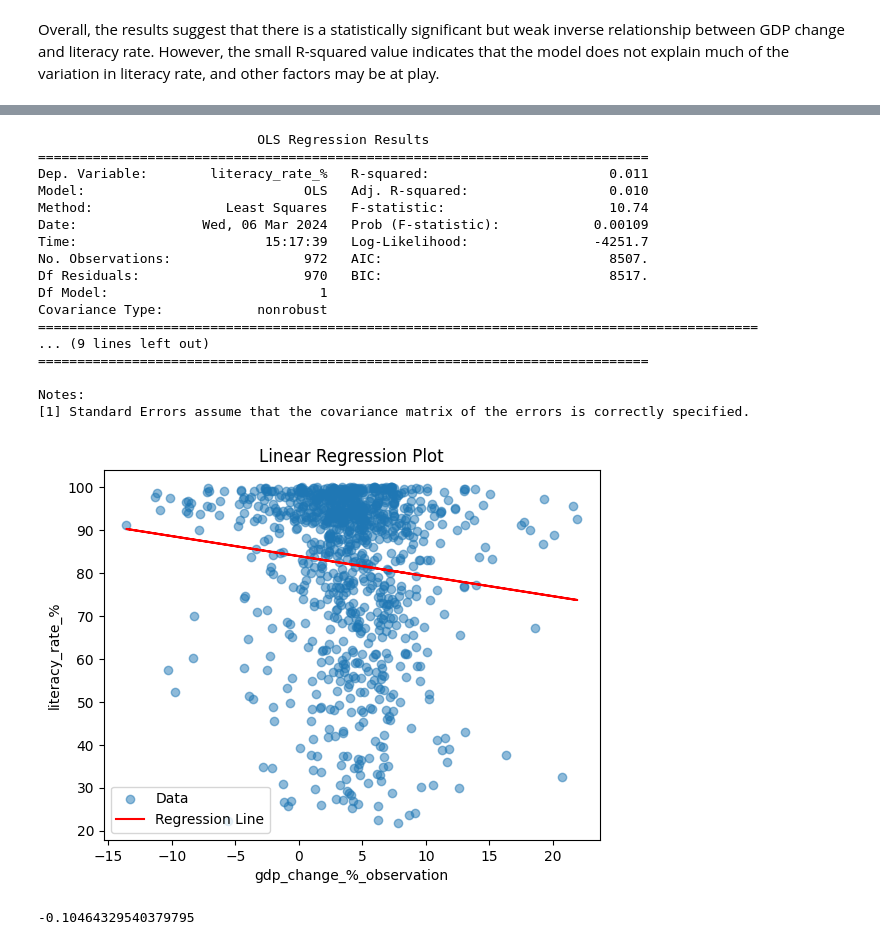
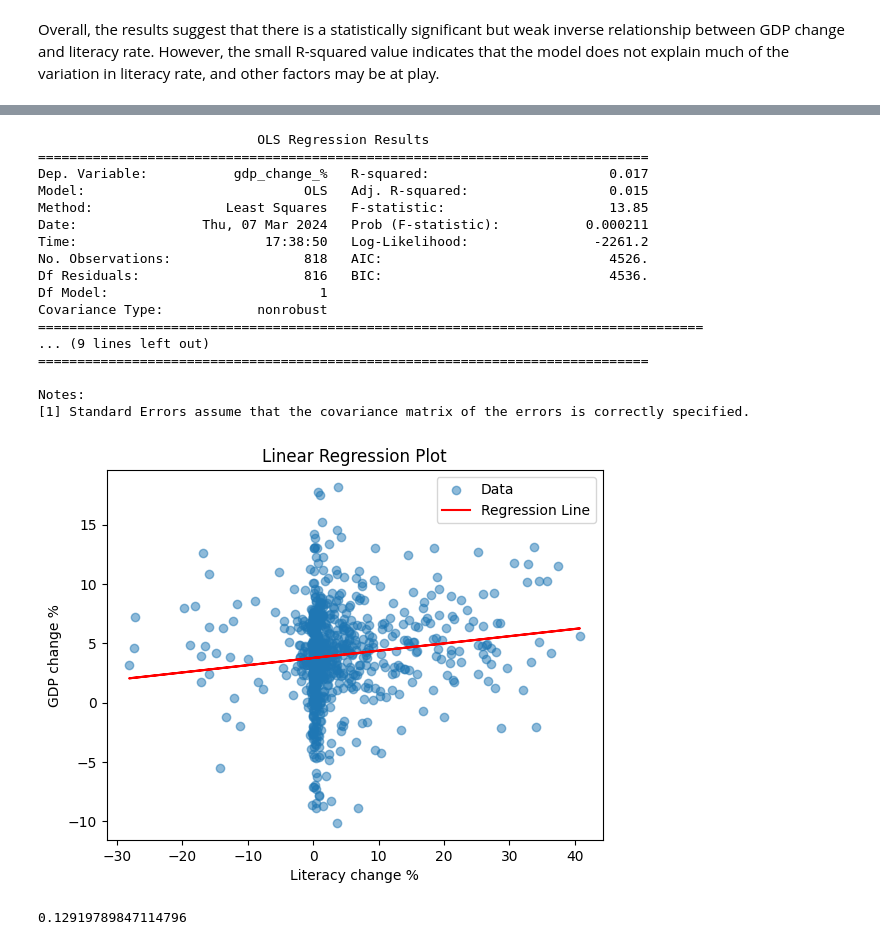
Before and after one commit to Gv1as/Project_1, a Jupyter notebook: Notebooks/Gdp_literacy.ipynb, the cells around one changed output, grey strips where cells are left out. Cells and saved outputs as stored; diff of their text form; code cells hidden in the pictures.

```diff
--- a/Notebooks/Gdp_literacy.ipynb
+++ b/Notebooks/Gdp_literacy.ipynb
@@ -27,5 +26,8 @@ df_lit = df_lit.drop(columns=['Code'] , errors='ignore')
 df_lit.rename(columns={'Entity': 'country', 'Year' : 'year', 'Literacy rate, adult total (% of people ages 15 and above)' : 'literacy_rate_%'}, inplace=True)
 # %%
+# Merging literacy and unemployment data sets on country and year.
+
 merged_df = pd.merge(df_gdp_rate, df_lit, on=['country', 'year'], how='inner')
+merged_df.set_index('country', inplace=True)
 merged_df.head(10)
 # %% [output]
@@ -48,9 +55,11 @@ print(correlation)
 # %%
+# A more advanced check also giving us the p value and R^2.
+
 missing_values = merged_df.isnull().sum()
 df_clean = merged_df.dropna()
 
-X = df_clean['gdp_change_%_observation']
-y = df_clean['literacy_rate_%']
+X = df_clean['literacy_change_%']
+y = df_clean['gdp_change_%']
 
 X = sm.add_constant(X)
 
@@ -58,10 +67,10 @@ model = sm.OLS(y, X).fit()
 
 print(model.summary())
 
-plt.scatter(X['gdp_change_%_observation'], y, alpha=0.5, label='Data')
-plt.plot(X['gdp_change_%_observation'], model.predict(X), color='red', label='Regression Line')
-plt.xlabel('gdp_change_%_observation')
-plt.ylabel('literacy_rate_%')
+plt.scatter(X['literacy_change_%'], y, alpha=0.5, label='Data')
+plt.plot(X['literacy_change_%'], model.predict(X), color='red', label='Regression Line')
+plt.xlabel('Literacy change %')
+plt.ylabel('GDP change %')
 plt.title('Linear Regression Plot')
 
 plt.legend()
@@ -102,52 +113,56 @@ merged_df.describe()
 # %%
+# This time a correlation calculation but without the extreme values. This because extreme values can distort the outcome of a correlation meassurement.
+#The extreme's are calculated using the z score and taken out of the df.
+
 df_clean = merged_df.dropna()
 df_clean = df_clean.replace([np.inf, -np.inf], np.nan).dropna()
 
-#merged_df_no_missing = df_clean.dropna(subset=['gdp_change_%_observation'])
-z_scores_gdp = stats.zscore(df_clean['gdp_change_%_observation'])
-z_scores_lit = stats.zscore(df_clean['literacy_rate_%'])
+z_scores_gdp = stats.zscore(df_clean['gdp_change_%'])
+z_scores_lit = stats.zscore(df_clean['literacy_change_%'])
 threshold = 3
 
 merged_df_no_extreme = df_clean[(abs(z_scores_gdp) < threshold) & (abs(z_scores_lit) < threshold)]
 
-X = merged_df_no_extreme['gdp_change_%_observation']
-y = merged_df_no_extreme['literacy_rate_%']
+X = merged_df_no_extreme['literacy_change_%']
+y = merged_df_no_extreme['gdp_change_%']
 
 X = sm.add_constant(X)
 
 model = sm.OLS(y, X).fit()
 
 print(model.summary())
 
-plt.scatter(X['gdp_change_%_observation'], y, alpha=0.5, label='Data')
-plt.plot(X['gdp_change_%_observation'], model.predict(X), color='red', label='Regression Line')
-plt.xlabel('gdp_change_%_observation')
-plt.ylabel('literacy_rate_%')
+plt.scatter(X['literacy_change_%'], y, alpha=0.5, label='Data')
+plt.plot(X['literacy_change_%'], model.predict(X), color='red', label='Regression Line')
+plt.xlabel('Literacy change %')
+plt.ylabel('GDP change %')
 plt.title('Linear Regression Plot')
-
+#plt.savefig('gdp_literacy_lrp.png')
 plt.legend()
 plt.show()
 # %% [output]
                             OLS Regression Results
 ==============================================================================
-Dep. Variable:        literacy_rate_%   R-squared:                       0.011
-Model:                            OLS   Adj. R-squared:                  0.010
-Method:                 Least Squares   F-statistic:                     10.74
-Date:                Wed, 06 Mar 2024   Prob (F-statistic):            0.00109
-Time:                        15:17:39   Log-Likelihood:                -4251.7
-No. Observations:                 972   AIC:                             8507.
-Df Residuals:                     970   BIC:                             8517.
+Dep. Variable:           gdp_change_%   R-squared:                       0.017
+Model:                            OLS   Adj. R-squared:                  0.015
+Method:                 Least Squares   F-statistic:                     13.85
+Date:                Thu, 07 Mar 2024   Prob (F-statistic):           0.000211
+Time:                        17:38:50   Log-Likelihood:                -2261.2
+No. Observations:                 818   AIC:                             4526.
+Df Residuals:                     816   BIC:                             4536.
 Df Model:                           1
 Covariance Type:            nonrobust
-============================================================================================
+=====================================================================================
 ... (9 lines left out)
 ==============================================================================
 
 Notes:
 [1] Standard Errors assume that the covariance matrix of the errors is correctly specified.
-[figure, old version]
+[figure, new version]
 # %%
-correlation = merged_df_no_extreme['gdp_change_%_observation'].corr(merged_df_no_extreme['literacy_rate_%'])
+# Correlation without extreme values
+
+correlation = merged_df_no_extreme['gdp_change_%'].corr(merged_df_no_extreme['literacy_change_%'])
 print(correlation)
 # %% [output]
--0.10464329540379795
+0.12919789847114796
```
Also changed, not shown: parts of 7 cells of this notebook, 27 other files.
